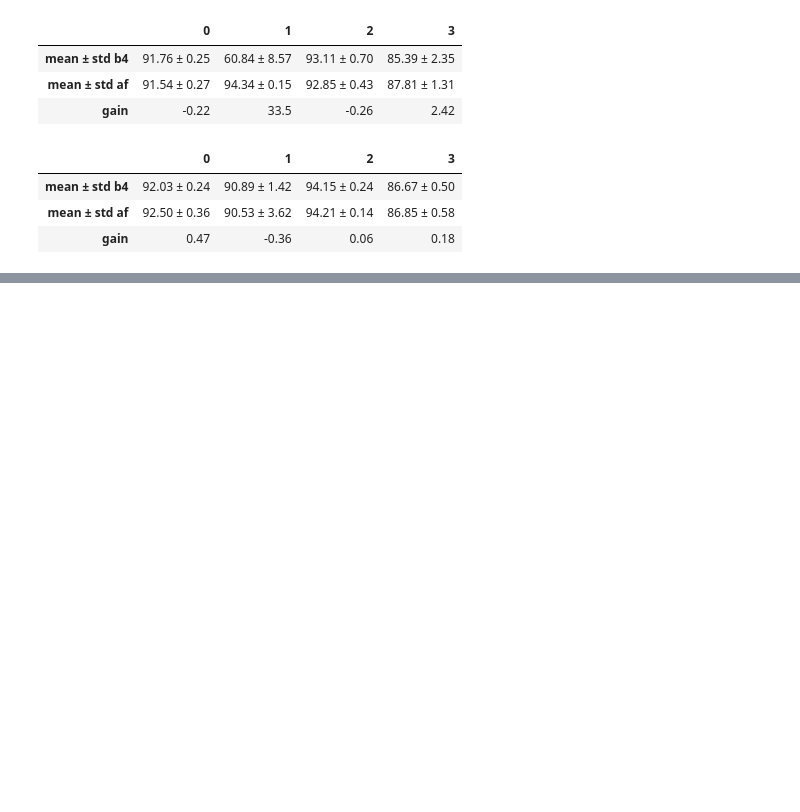
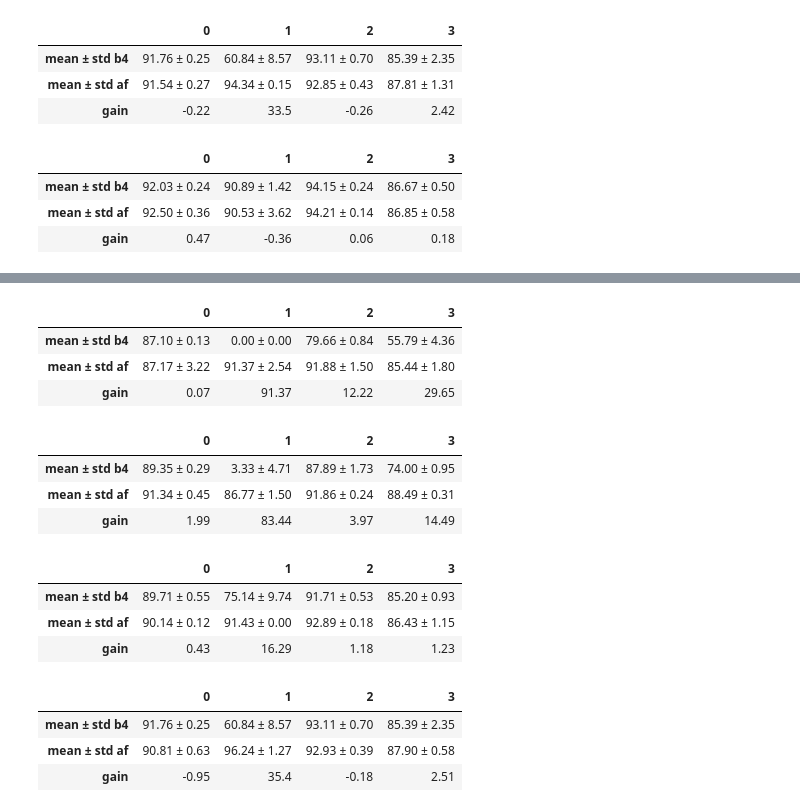
Before and after one commit to avipartho/Synth-SBDH, a Jupyter notebook: mlc/analyze_results.ipynb, the cells around one changed output, grey strips where cells are left out. Saved outputs shown, nothing was run; the diff lists cells and outputs as text; code cells hidden in the pictures; blank space fills up the shorter version.

```diff
--- a/mlc/analyze_results.ipynb
+++ b/mlc/analyze_results.ipynb
@@ -10,24 +21,24 @@ import seaborn as sns
 # %%
 all_models = [
     'roberta_mimic_sbdh', 'roberta_frm_sbdh_gpt4_v2_mimic_sbdh',
+    # 'roberta_frm_sbdh_gpt4_msf_v3_mimic_sbdh',
     'roberta_prompt_mimic_sbdh', 'roberta_prompt_frm_sbdh_gpt4_v2_mimic_sbdh',
+    # 'roberta_prompt_frm_sbdh_gpt4_msf_v3_mimic_sbdh',
     'cliroberta_mimic_sbdh', 'cliroberta_frm_sbdh_gpt4_v2_mimic_sbdh',
+    # 'cliroberta_frm_sbdh_gpt4_msf_v3_mimic_sbdh',
     'cliroberta_prompt_mimic_sbdh', 'cliroberta_prompt_frm_sbdh_gpt4_v2_mimic_sbdh',
+    # 'cliroberta_prompt_frm_sbdh_gpt4_msf_v3_mimic_sbdh',
     'mamba_mimic_sbdh', 'mamba_frm_sbdh_gpt4_v2_mimic_sbdh',
+    # 'mamba_frm_sbdh_gpt4_msf_v3_mimic_sbdh',
     'mamba_prompt_mimic_sbdh', 'mamba_prompt_frm_sbdh_gpt4_v2_mimic_sbdh',
+    # 'mamba_prompt_frm_sbdh_gpt4_msf_v3_mimic_sbdh',
     'climamba_mimic_sbdh', 'climamba_frm_sbdh_gpt4_v2_mimic_sbdh',
+    # 'climamba_frm_sbdh_gpt4_msf_v3_mimic_sbdh',
     'climamba_prompt_mimic_sbdh', 'climamba_prompt_frm_sbdh_gpt4_v2_mimic_sbdh',
+    # 'climamba_prompt_frm_sbdh_gpt4_msf_v3_mimic_sbdh'
     'llama_prompt_mimic_sbdh', 'llama_prompt_frm_sbdh_gpt4_v2_mimic_sbdh',
+    'llama_prompt_3b_mimic_sbdh', 'llama_prompt_3b_frm_sbdh_gpt4_v2_mimic_sbdh',
 ]
-# %%
-def get_thresh(model, seed):
-    with open(f'./saved_models/{model}_{seed}/trainer_state.json') as f:
-        tr_state = json.load(f)
-    with open(f'./saved_models/{model}_{seed}/all_results.json') as f:
-        all_results = json.load(f)
-    with open(f"./saved_models/{model}_{seed}/{tr_state['best_model_checkpoint'].split('/')[-1]}/trainer_state.json") as f:
-        best_state = json.load(f)
-    return best_state['log_history'][-1]['eval_threshold'], all_results['test_threshold']
 # %%
 # Using thresholds from the val set for the best checkpoint
 result_dict, clf_report_dict = {}, {}
@@ -152,0 +300,44 @@ for model1,model2 in zip(models_1, models_2):
+# %%
+# Performance gain for all 4 classes
+models_1 = [
+    'roberta_prompt_mimic_sbdh','cliroberta_prompt_mimic_sbdh', 'mamba_prompt_mimic_sbdh','climamba_prompt_mimic_sbdh',
+    # 'llama_prompt_mimic_sbdh'
+]
+models_2 = [
+    'roberta_prompt_frm_sbdh_gpt4_hr_mimic_sbdh',
+    'cliroberta_prompt_frm_sbdh_gpt4_hr_mimic_sbdh',
+    'mamba_prompt_frm_sbdh_gpt4_hr_mimic_sbdh',
+    'climamba_prompt_frm_sbdh_gpt4_hr_mimic_sbdh',
+    # 'llama_prompt_frm_sbdh_gpt4_hr_mimic_sbdh'
+]
+for model1,model2 in zip(models_1, models_2):
+    df = pd.DataFrame([
+            pd.DataFrame(clf_report_dict[model2][0]).T['f1-score'][:4],
+            pd.DataFrame(clf_report_dict[model2][1]).T['f1-score'][:4],
+            pd.DataFrame(clf_report_dict[model2][2]).T['f1-score'][:4],
+            pd.DataFrame(clf_report_dict[model1][0]).T['f1-score'][:4],
+            pd.DataFrame(clf_report_dict[model1][1]).T['f1-score'][:4],
+            pd.DataFrame(clf_report_dict[model1][2]).T['f1-score'][:4]
+        ]).T
+    df = df.set_axis(['seed_0_af', 'seed_1_af', 'seed_2_af', 'seed_0_b4', 'seed_1_b4', 'seed_2_b4'], axis=1)
+    df ['mean ± std b4'] = [f'{i:.2f} ± {j:.2f}' for i,j in zip(np.average(df.iloc[:,3:6],axis=1)*100,np.std(df.iloc[:,3:6],axis=1)*100)]
+    df ['mean ± std af'] = [f'{i:.2f} ± {j:.2f}' for i,j in zip(np.average(df.iloc[:,:3],axis=1)*100,np.std(df.iloc[:,:3],axis=1)*100)]
+    df ['gain'] = df.apply(lambda x: float(x['mean ± std af'].split(' ± ')[0]) - float(x['mean ± std b4'].split(' ± ')[0]), axis=1)
+    display(df.iloc[:,-3:].T)
+# %% [output]
+|  | 0 | 1 | 2 | 3 |
+| mean ± std b4 | 87.10 ± 0.13 | 0.00 ± 0.00 | 79.66 ± 0.84 | 55.79 ± 4.36 |
+| mean ± std af | 87.17 ± 3.22 | 91.37 ± 2.54 | 91.88 ± 1.50 | 85.44 ± 1.80 |
+| gain | 0.07 | 91.37 | 12.22 | 29.65 |
+|  | 0 | 1 | 2 | 3 |
+| mean ± std b4 | 89.35 ± 0.29 | 3.33 ± 4.71 | 87.89 ± 1.73 | 74.00 ± 0.95 |
+| mean ± std af | 91.34 ± 0.45 | 86.77 ± 1.50 | 91.86 ± 0.24 | 88.49 ± 0.31 |
+| gain | 1.99 | 83.44 | 3.97 | 14.49 |
+|  | 0 | 1 | 2 | 3 |
+| mean ± std b4 | 89.71 ± 0.55 | 75.14 ± 9.74 | 91.71 ± 0.53 | 85.20 ± 0.93 |
+| mean ± std af | 90.14 ± 0.12 | 91.43 ± 0.00 | 92.89 ± 0.18 | 86.43 ± 1.15 |
+| gain | 0.43 | 16.29 | 1.18 | 1.23 |
+|  | 0 | 1 | 2 | 3 |
+| mean ± std b4 | 91.76 ± 0.25 | 60.84 ± 8.57 | 93.11 ± 0.70 | 85.39 ± 2.35 |
+| mean ± std af | 90.81 ± 0.63 | 96.24 ± 1.27 | 92.93 ± 0.39 | 87.90 ± 0.58 |
+| gain | -0.95 | 35.4 | -0.18 | 2.51 |
```
Also changed, not shown: parts of 6 cells of this notebook, 39 other files.
